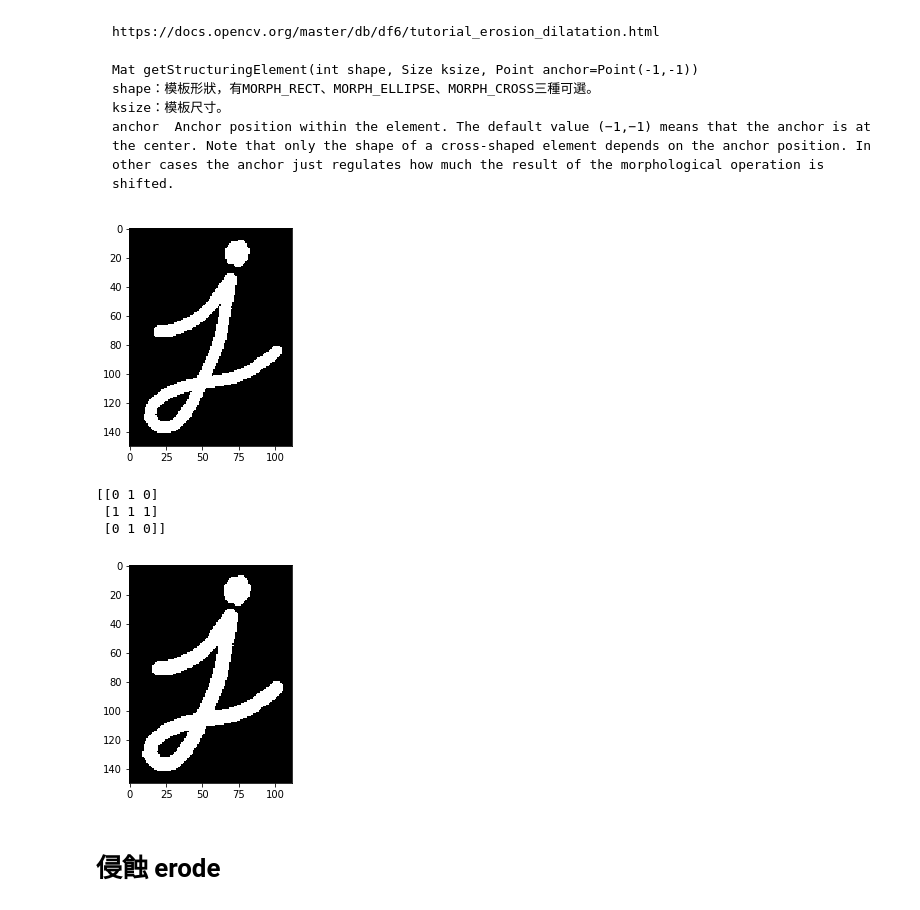
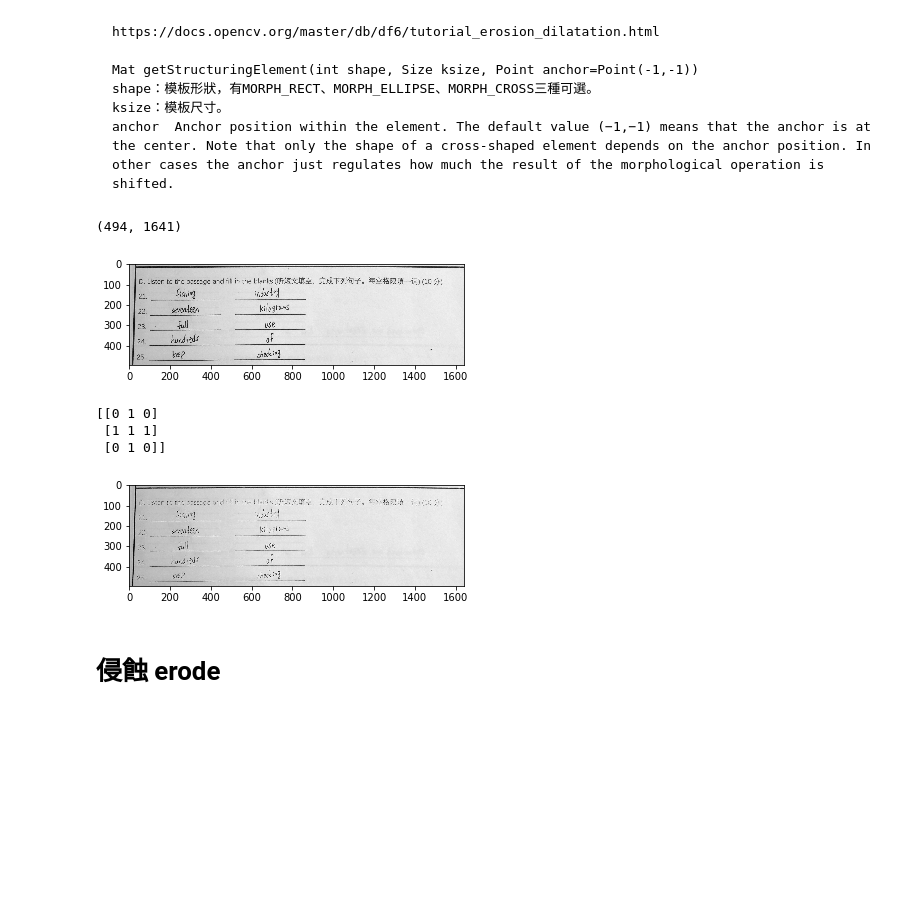
Before and after one commit to hecongziyu/myproject, a Jupyter notebook: imagehandle/opencv 基本操作.ipynb, the cells around one changed output. Cells and saved outputs as stored; diff of their text form; code cells hidden in the pictures; blank space fills up the shorter version.

```diff
--- a/imagehandle/opencv 基本操作.ipynb
+++ b/imagehandle/opencv 基本操作.ipynb
@@ -38,35 +38,37 @@ print(img.shape)
 # %%
 def dilatation(val):
 #     dilatation_size = cv.getTrackbarPos(title_trackbar_kernel_size, title_dilatation_window)
     dilatation_type = 0
 #     val_type = cv.getTrackbarPos(title_trackbar_element_type, title_dilatation_window)
     dilatation_size = 1
     val_type = val
     if val_type == 0:
         dilatation_type = cv.MORPH_RECT
     elif val_type == 1:
         dilatation_type = cv.MORPH_CROSS
     elif val_type == 2:
         dilatation_type = cv.MORPH_ELLIPSE
     element = cv.getStructuringElement(dilatation_type, (2*dilatation_size+1, 2*dilatation_size+1), (-1, -1))
     print(element)
     dilatation_dst = cv.dilate(src, element, iterations=1)
 #     cv.imshow(dilatation_dst)
     plt.imshow(dilatation_dst,'gray')
     plt.show()
     return dilatation_dst
 
-src = cv.imread('nn.png',cv.IMREAD_GRAYSCALE)
+src = cv.imread('/home/hecong/image/fill/fill_1.jpg',cv.IMREAD_GRAYSCALE)
+print(src.shape)
 plt.imshow(src,'gray')
 plt.show()
 
 src = dilatation(1)
 # %% [output]
+(494, 1641)
-[figure, old version]
+[figure, new version]
-[[0 1 0]
- [1 1 1]
- [0 1 0]]
+[[0 1 0]
+ [1 1 1]
+ [0 1 0]]
-[figure, old version]
+[figure, new version]
 # %% [markdown]
 # 侵蝕 erode
 # %% [markdown]
```
Also changed, not shown: 2 other files.
